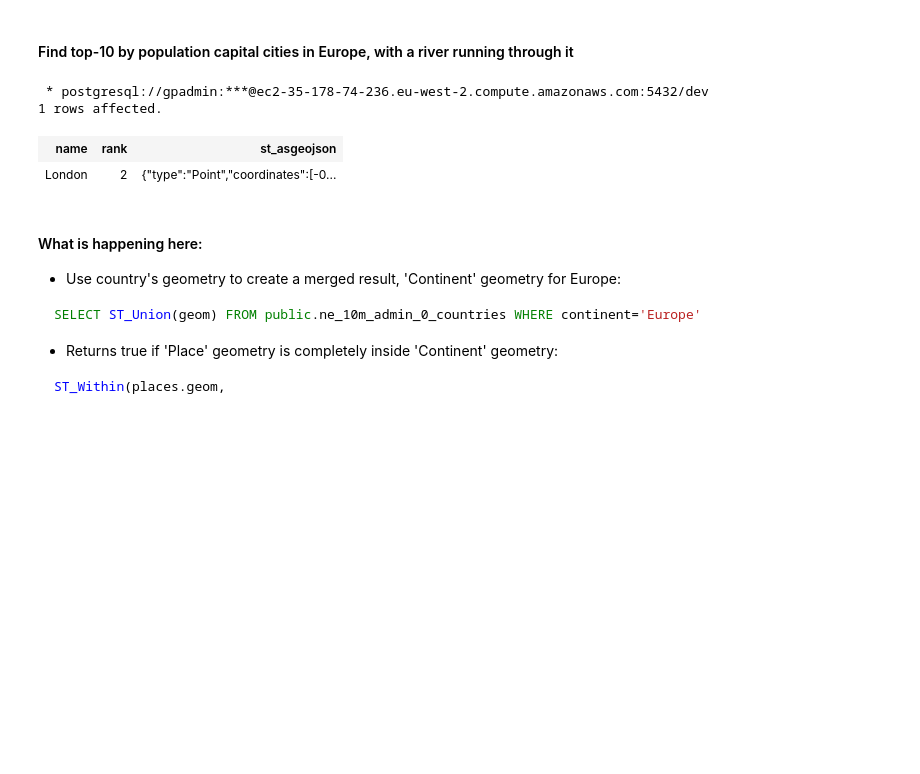
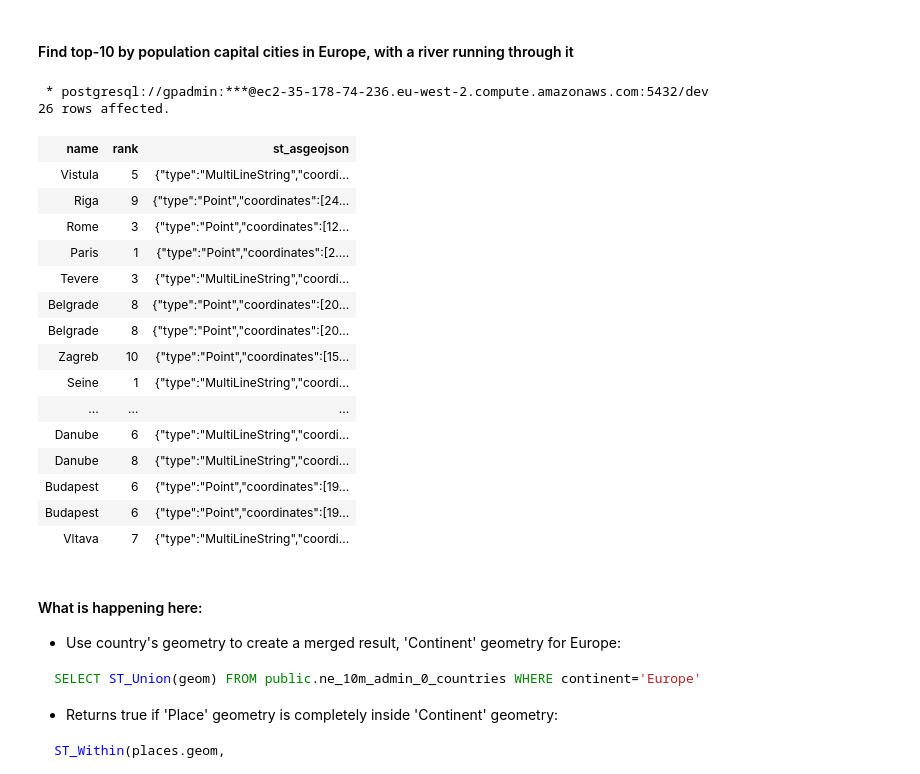
Before and after one commit to cantzakas/gp-demo-aws, a Jupyter notebook: ctab-postgis-demo.ipynb, the cells around one changed output. Cells and saved outputs as stored; diff of their text form; code cells hidden in the pictures; blank space fills up the shorter version.

```diff
--- a/ctab-postgis-demo.ipynb
+++ b/ctab-postgis-demo.ipynb
@@ -202,33 +206,46 @@ https://gist.github.com/cantzakas/b1526889b4540b9bdd278e10ac7626b2
 # %%
 %%sql
 WITH ranked AS (
 SELECT places.gid AS pgid
     , rivers.gid AS rgid
     , DENSE_RANK () OVER (ORDER BY places.pop_max DESC) AS rank
 FROM
     public.ne_10m_populated_places_simple AS places,
     public.ne_10m_rivers_lake_centerlines AS rivers
 WHERE
     places.adm0cap = 1
     AND rivers.name_en != ''
     AND ST_Within(places.geom,
             (SELECT ST_Union(geom) FROM public.ne_10m_admin_0_countries WHERE continent='Europe'))
     AND ST_Intersects(ST_Buffer(places.geom, 0.05), rivers.geom)
 GROUP BY places.gid, rivers.gid, places.pop_max)
 
 SELECT pl.name, ranked.rank, ST_AsGeoJSON(pl.geom)
 FROM ranked, public.ne_10m_populated_places_simple AS pl
 WHERE ranked.rank <= 10 AND pl.gid = ranked.pgid
 UNION ALL
-SELECT rr.name, ranked.rank, ST_AsGeoJSON(rr.geom)
+SELECT rr.name, ranked.rank, SUBSTRING(ST_AsGeoJSON(rr.geom), 0, 100) || '...'
 FROM ranked, public.ne_10m_rivers_lake_centerlines AS rr
-WHERE ranked.rank <= 10 AND rr.gid = ranked.rgid
-LIMIT 1;
+WHERE ranked.rank <= 10 AND rr.gid = ranked.rgid;
 # %% [output]
  * postgresql://gpadmin:***@ec2-35-178-74-236.eu-west-2.compute.amazonaws.com:5432/dev
-1 rows affected.
+26 rows affected.
 | name | rank | st_asgeojson |
-| London | 2 | {"type":"Point","coordinates":[-0... |
+| Vistula | 5 | {"type":"MultiLineString","coordi... |
+| Riga | 9 | {"type":"Point","coordinates":[24... |
+| Rome | 3 | {"type":"Point","coordinates":[12... |
+| Paris | 1 | {"type":"Point","coordinates":[2.... |
+| Tevere | 3 | {"type":"MultiLineString","coordi... |
+| Belgrade | 8 | {"type":"Point","coordinates":[20... |
+| Belgrade | 8 | {"type":"Point","coordinates":[20... |
+| Zagreb | 10 | {"type":"Point","coordinates":[15... |
+| Seine | 1 | {"type":"MultiLineString","coordi... |
+| ... | ... | ... |
+| Danube | 6 | {"type":"MultiLineString","coordi... |
+| Danube | 8 | {"type":"MultiLineString","coordi... |
+| Budapest | 6 | {"type":"Point","coordinates":[19... |
+| Budapest | 6 | {"type":"Point","coordinates":[19... |
+| Vltava | 7 | {"type":"MultiLineString","coordi... |
 # %% [markdown]
 #### What is happening here:
 - Use country's geometry to create a merged result, 'Continent' geometry for Europe:
```
Also changed, not shown: parts of 10 cells of this notebook.
